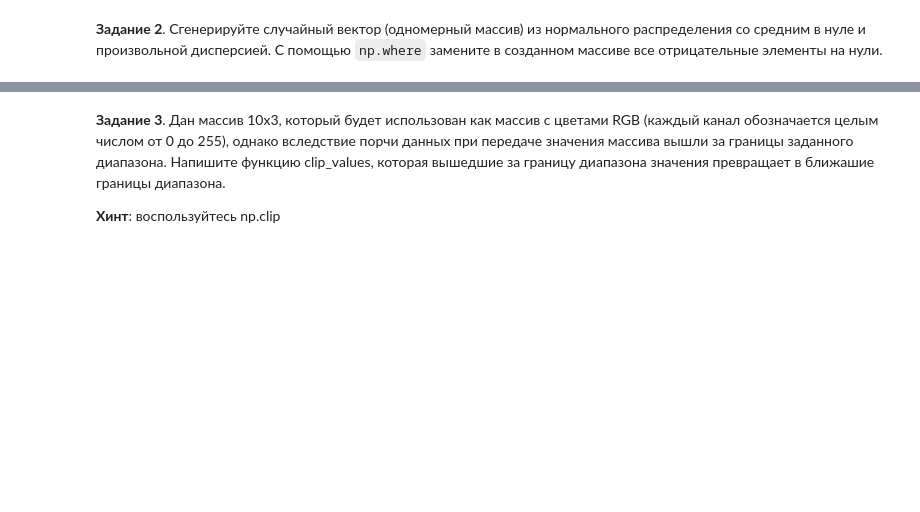
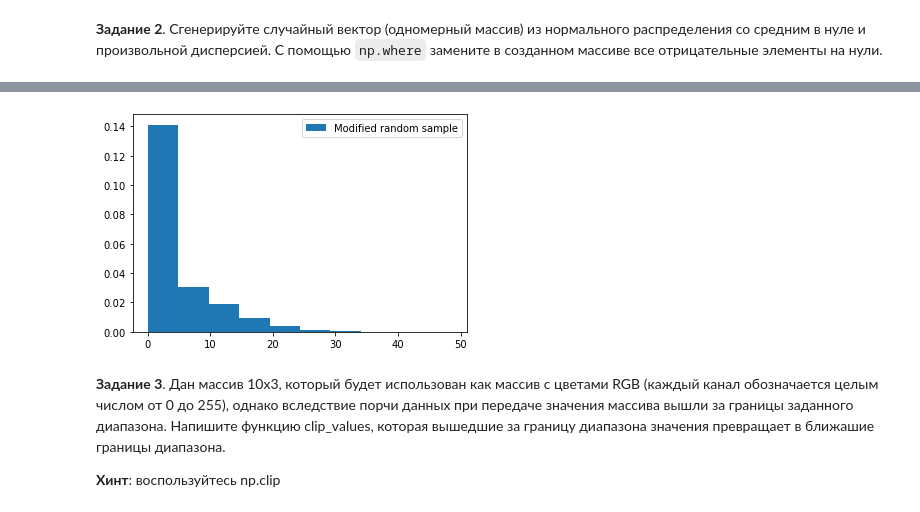
Before and after one commit to GlebChili/math-ml-hse-2019, a Jupyter notebook: hw1.ipynb, the cells around one changed output, grey strips where cells are left out. Drawn from its saved outputs; the diff is of its cells as text; code cells hidden in the pictures; blank space fills up the shorter version.

```diff
--- a/hw1.ipynb
+++ b/hw1.ipynb
@@ -48,3 +54,12 @@ __Задание 2__. Сгенерируйте случайный вектор (
+# %%
+modified_random_sample_problem_2 = np.where(random_sample_problem_2 < 0, np.zeros(10 ** 6), random_sample_problem_2)
+# %%
+plt.hist(modified_random_sample_problem_2, bins= 10, density=True, label="Modified random sample")
+plt.legend(loc="best")
+plt.xlim(left=)
+plt.show()
+# %% [output]
+[figure, added]
 # %% [markdown]
 __Задание 3__. Дан массив 10х3, который будет использован как массив с цветами RGB (каждый канал обозначается целым числом от 0 до 255), однако вследствие порчи данных при передаче значения массива вышли за границы заданного диапазона. Напишите функцию clip_values, которая вышедшие за границу диапазона значения превращает в ближашие границы диапазона.
 
```
Also changed, not shown: parts of 3 cells of this notebook.
